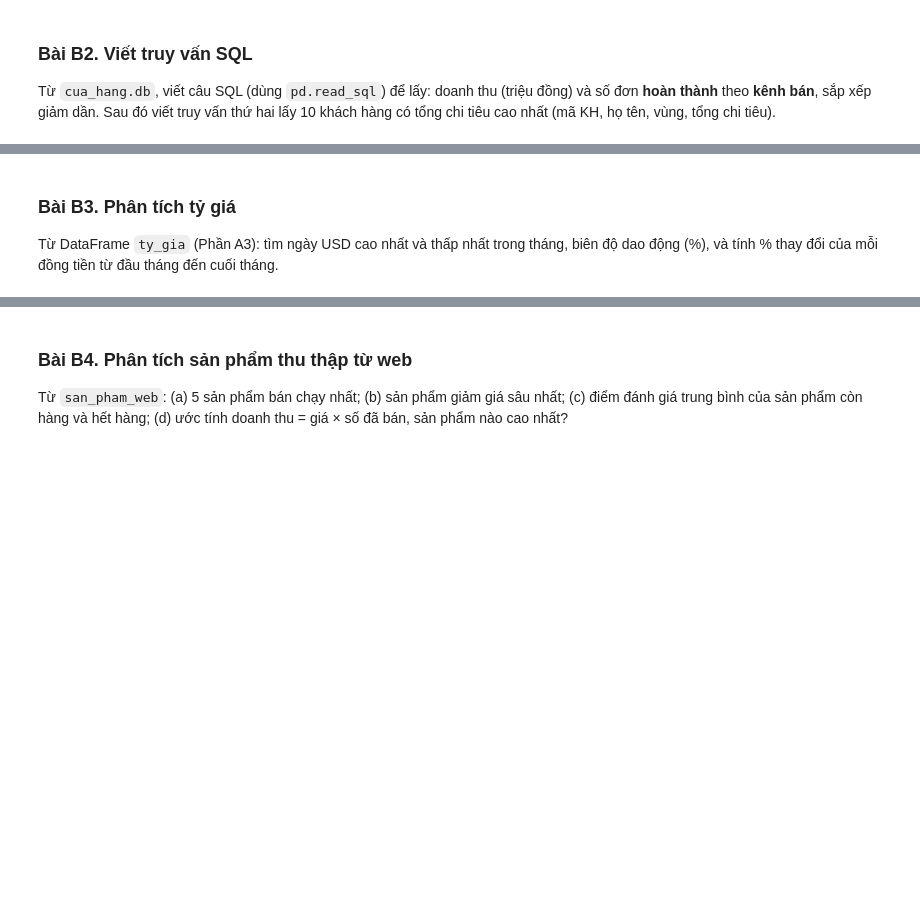
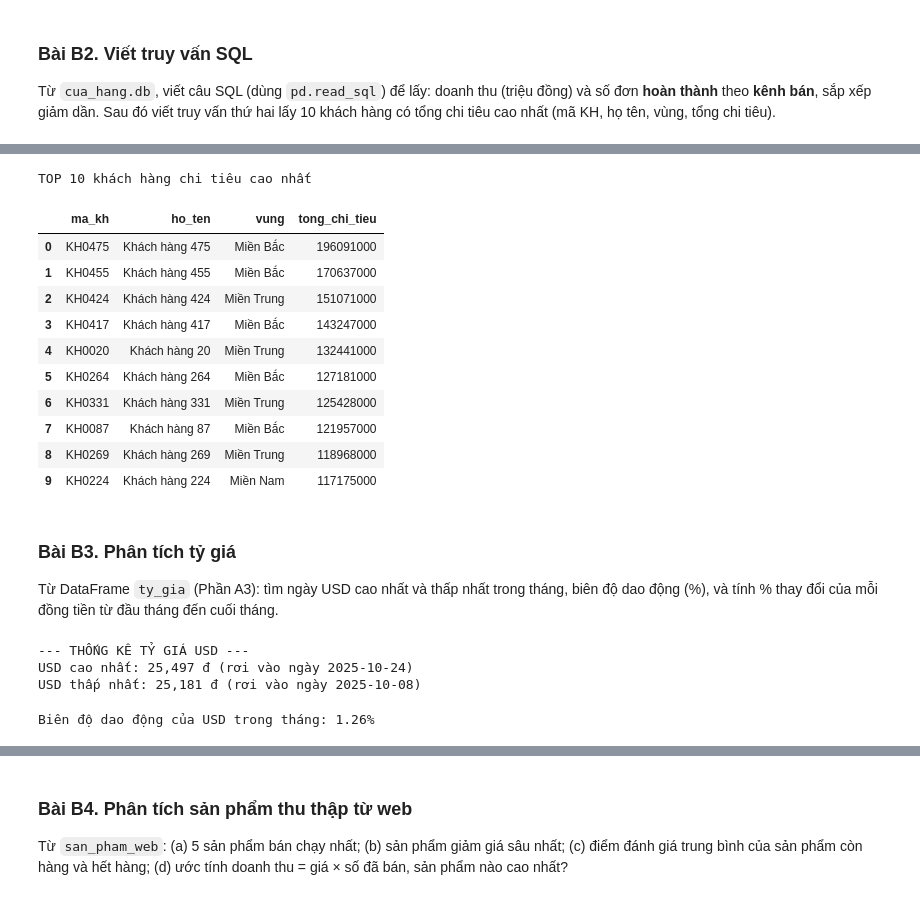
Before and after one commit to Twy-linh/Linh, a Jupyter notebook: Linh/bai_tap/Buoi_04_BaiTap.ipynb, the cells around one changed output, grey strips where cells are left out. Saved outputs shown, nothing was run; the diff lists cells and outputs as text; code cells hidden in the pictures; blank space fills up the shorter version.

```diff
--- a/Linh/bai_tap/Buoi_04_BaiTap.ipynb
+++ b/Linh/bai_tap/Buoi_04_BaiTap.ipynb
@@ -146,7 +269,62 @@ sắp xếp giảm dần. Sau đó viết truy vấn thứ hai lấy 10 khách h
+# %%
+sql_top_khach ="""
+    SELECT
+        kh.ma_kh,
+        kh.ho_ten,
+        kh.vung,
+        SUM(dh.don_gia * dh.so_luong) AS tong_chi_tieu
+    FROM khach_hang kh
+    JOIN don_hang dh ON kh.ma_kh = dh.ma_kh
+    WHERE dh.trang_thai = "Hoàn thành"
+    GROUP BY kh.ma_kh, kh.ho_ten, kh.vung
+    ORDER BY tong_chi_tieu DESC
+    LIMIT 10"""
+df_top_khach = pd.read_sql(sql_top_khach, con)
+print("TOP 10 khách hàng chi tiêu cao nhất")
+df_top_khach
+# %% [output]
+TOP 10 khách hàng chi tiêu cao nhất
+|  | ma_kh | ho_ten | vung | tong_chi_tieu |
+| 0 | KH0475 | Khách hàng 475 | Miền Bắc | 196091000 |
+| 1 | KH0455 | Khách hàng 455 | Miền Bắc | 170637000 |
+| 2 | KH0424 | Khách hàng 424 | Miền Trung | 151071000 |
+| 3 | KH0417 | Khách hàng 417 | Miền Bắc | 143247000 |
+| 4 | KH0020 | Khách hàng 20 | Miền Trung | 132441000 |
+| 5 | KH0264 | Khách hàng 264 | Miền Bắc | 127181000 |
+| 6 | KH0331 | Khách hàng 331 | Miền Trung | 125428000 |
+| 7 | KH0087 | Khách hàng 87 | Miền Bắc | 121957000 |
+| 8 | KH0269 | Khách hàng 269 | Miền Trung | 118968000 |
+| 9 | KH0224 | Khách hàng 224 | Miền Nam | 117175000 |
 # %% [markdown]
 ### Bài B3. Phân tích tỷ giá
 
 Từ DataFrame `ty_gia` (Phần A3): tìm ngày USD cao nhất và thấp nhất trong tháng, biên độ dao động (%),
 và tính % thay đổi của mỗi đồng tiền từ đầu tháng đến cuối tháng.
 # %%
-# Viết code của bạn ở đây
+import json
+with open(DATA + 'ty_gia_api.json', 'r', encoding='utf-8') as f:
+    data = json.load(f)
+danh_sach_dong = []
+for item in data['rates']:
+    dong_du_lieu = {'Ngay': item['date']}
+    dong_du_lieu.update(item['rates'])
+    danh_sach_dong.append(dong_du_lieu)
+ty_gia = pd.DataFrame(danh_sach_dong)
+vi_tri_max = ty_gia['USD'].idxmax()
+vi_tri_min = ty_gia['USD'].idxmin()
+ngay_cao_nhat = ty_gia.loc[vi_tri_max, 'Ngay']
+ngay_thap_nhat = ty_gia.loc[vi_tri_min, 'Ngay']
+usd_max = ty_gia['USD'].max()
+usd_min = ty_gia['USD'].min()
+print("--- THỐNG KÊ TỶ GIÁ USD ---")
+print(f"USD cao nhất: {usd_max:,.0f} đ (rơi vào ngày {ngay_cao_nhat})")
+print(f"USD thấp nhất: {usd_min:,.0f} đ (rơi vào ngày {ngay_thap_nhat})")
+# %% [output]
+--- THỐNG KÊ TỶ GIÁ USD ---
+USD cao nhất: 25,497 đ (rơi vào ngày 2025-10-24)
+USD thấp nhất: 25,181 đ (rơi vào ngày 2025-10-08)
+# %%
+bien_do = ((usd_max - usd_min) / usd_min) * 100
+print(f"Biên độ dao động của USD trong tháng: {bien_do:.2f}%\n")
+# %% [output]
+Biên độ dao động của USD trong tháng: 1.26%
```
Also changed, not shown: parts of 17 cells of this notebook.
